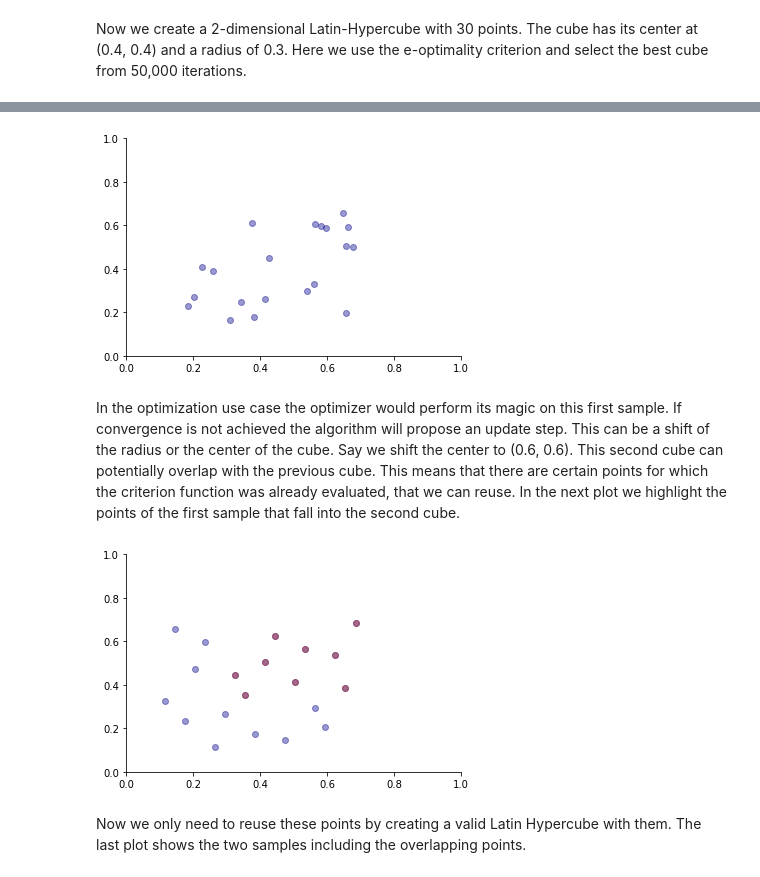
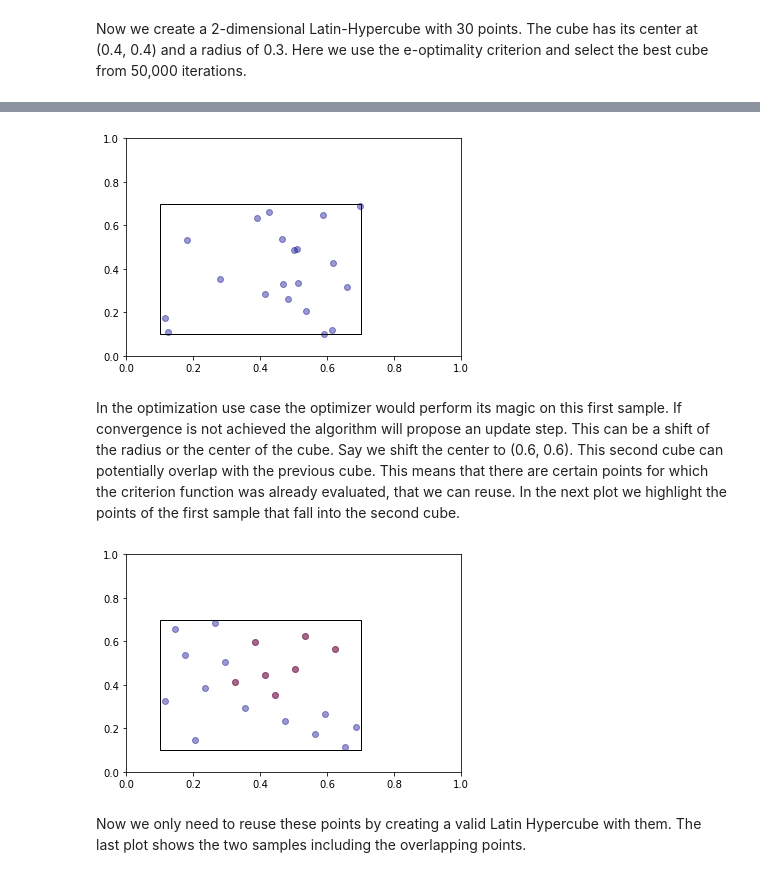
Before and after one commit to OpenSourceEconomics/tranquilo, a Jupyter notebook: docs/source/explanations/optimization/explanation_trust_region_sampling.ipynb, the cells around one changed output, grey strips where cells are left out. Cells and saved outputs as stored; diff of their text form; code cells hidden in the pictures.

```diff
--- a/docs/source/explanations/optimization/explanation_trust_region_sampling.ipynb
+++ b/docs/source/explanations/optimization/explanation_trust_region_sampling.ipynb
@@ -36,7 +36,7 @@ from estimagic.optimization.trust_region_sampling import (
     get_next_trust_region_points_latin_hypercube,
 )
 
-np.random.seed(0)
+rng = np.random.default_rng(seed=0)
 # %%
 def plot_sample(*samples, frames=[]):
     ax = None
@@ -65,10 +65,10 @@ def plot_sample(*samples, frames=[]):
 # %% [markdown]
 Now we create a 2-dimensional Latin-Hypercube with 30 points. The cube has its center at (0.4, 0.4) and a radius of 0.3. Here we use the e-optimality criterion and select the best cube from 50,000 iterations.
 # %%
-def random_sample(center, radius, n_points):
+def random_sample(center, radius, n_points, rng):
     lower = center - radius
     upper = center + radius
-    points = np.random.uniform(low=lower, high=upper, size=(n_points, len(center)))
+    points = rng.uniform(low=lower, high=upper, size=(n_points, len(center)))
     return points
 # %%
 dim = 2
@@ -94,9 +94,9 @@ plot_sample(first_sample, frames=(first_center, first_radius))
 # %%
-uniform_sample = random_sample(first_center, first_radius, n_points)
+uniform_sample = random_sample(first_center, first_radius, n_points, rng=rng)
 # %%
-plot_sample(uniform_sample)
+plot_sample(uniform_sample, frames=(first_center, first_radius))
 # %% [output]
-[figure, old version]
+[figure, new version]
 # %% [markdown]
 In the optimization use case the optimizer would perform its magic on this first sample. If convergence is not achieved the algorithm will propose an update step. This can be a shift of the radius or the center of the cube. Say we shift the center to (0.6, 0.6). This second cube can potentially overlap with the previous cube. This means that there are certain points for which the criterion function was already evaluated, that we can reuse. In the next plot we highlight the points of the first sample that fall into the second cube.
 # %%
@@ -105,9 +105,9 @@ second_radius = 0.3
 
 existing_points = get_existing_points(first_sample, second_center, second_radius)
 # %%
-plot_sample(first_sample, existing_points)
+plot_sample(first_sample, existing_points, frames=(first_center, first_radius))
 # %% [output]
-[figure, old version]
+[figure, new version]
 # %% [markdown]
 Now we only need to reuse these points by creating a valid Latin Hypercube with them. The last plot shows the two samples including the overlapping points.
 # %%
```
Also changed, not shown: parts of 2 cells of this notebook, 41 other files.
